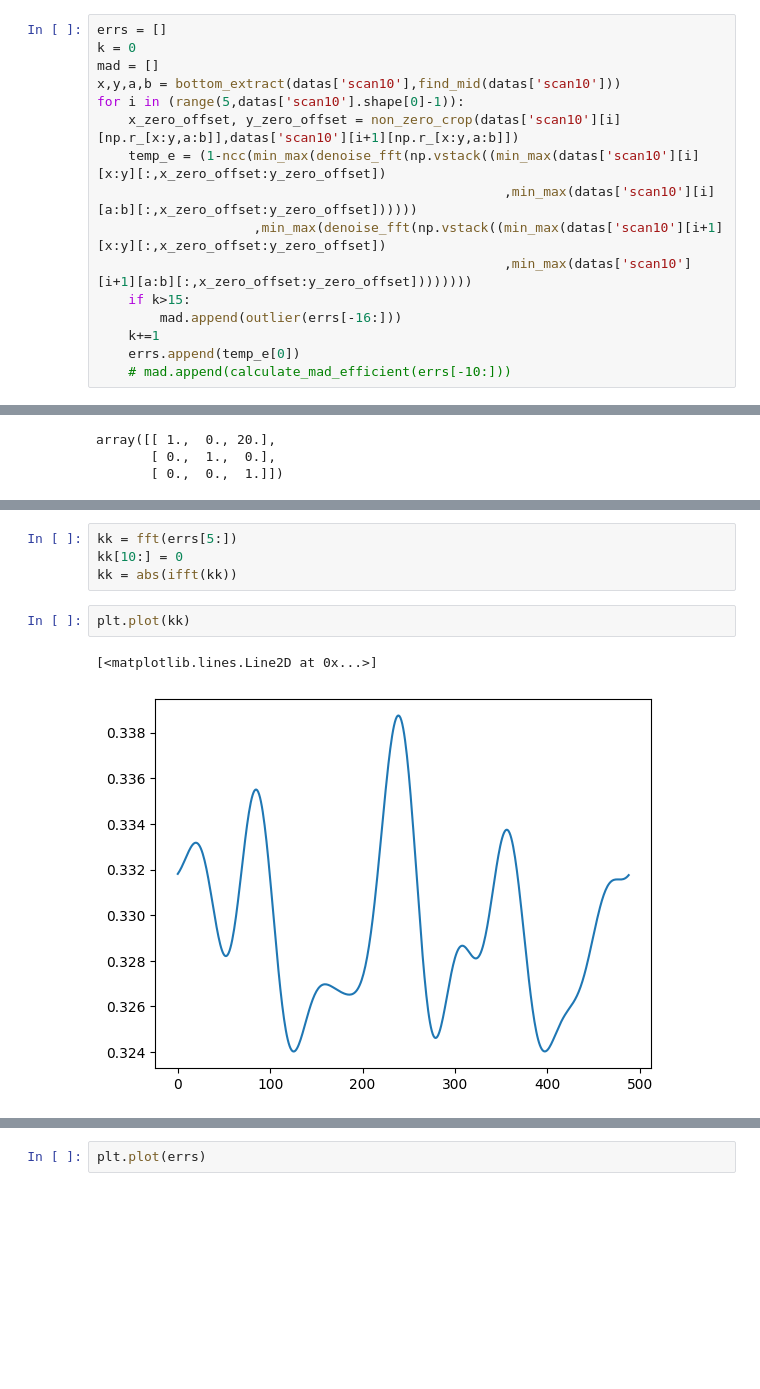
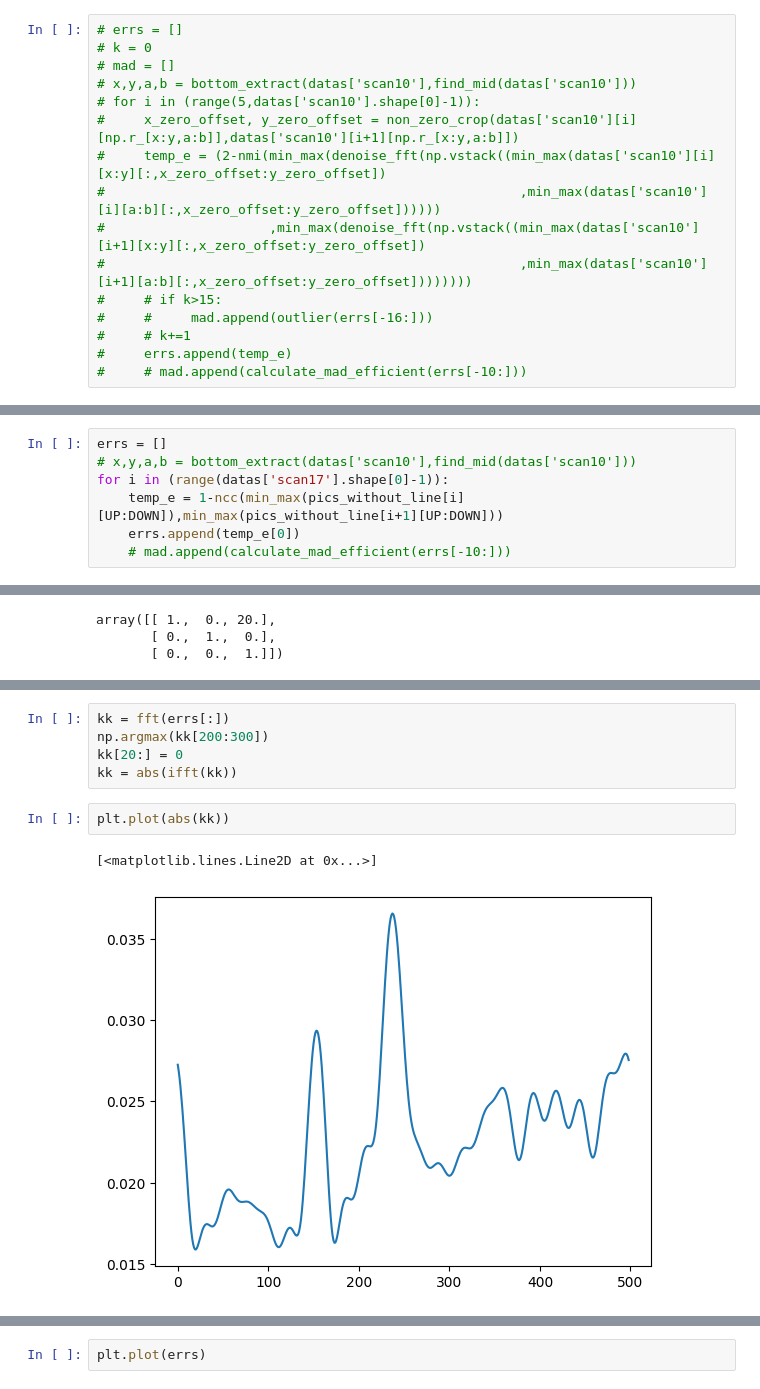
Before and after one commit to AKA2320/OCT_RA, a Jupyter notebook: volume_data/Hadiya_12_10_2024_1.5Dbifocal_timelapse/visualizations.ipynb, the cells around one changed output, grey strips where cells are left out. Cells and saved outputs as stored; diff of their text form; blank space fills up the shorter version.

```diff
--- a/volume_data/Hadiya_12_10_2024_1.5Dbifocal_timelapse/visualizations.ipynb
+++ b/volume_data/Hadiya_12_10_2024_1.5Dbifocal_timelapse/visualizations.ipynb
@@ -200,18 +266,18 @@ def outlier(data):
         return True
     return False
 # %%
-errs = []
-k = 0
-mad = []
-x,y,a,b = bottom_extract(datas['scan10'],find_mid(datas['scan10']))
-for i in (range(5,datas['scan10'].shape[0]-1)):
-    x_zero_offset, y_zero_offset = non_zero_crop(datas['scan10'][i][np.r_[x:y,a:b]],datas['scan10'][i+1][np.r_[x:y,a:b]])
-    temp_e = (1-ncc(min_max(denoise_fft(np.vstack((min_max(datas['scan10'][i][x:y][:,x_zero_offset:y_zero_offset])
-                                                    ,min_max(datas['scan10'][i][a:b][:,x_zero_offset:y_zero_offset])))))
-                    ,min_max(denoise_fft(np.vstack((min_max(datas['scan10'][i+1][x:y][:,x_zero_offset:y_zero_offset])
-                                                    ,min_max(datas['scan10'][i+1][a:b][:,x_zero_offset:y_zero_offset])))))))
-    if k>15:
-        mad.append(outlier(errs[-16:]))
-    k+=1
-    errs.append(temp_e[0])
-    # mad.append(calculate_mad_efficient(errs[-10:]))
+# errs = []
+# k = 0
+# mad = []
+# x,y,a,b = bottom_extract(datas['scan10'],find_mid(datas['scan10']))
+# for i in (range(5,datas['scan10'].shape[0]-1)):
+#     x_zero_offset, y_zero_offset = non_zero_crop(datas['scan10'][i][np.r_[x:y,a:b]],datas['scan10'][i+1][np.r_[x:y,a:b]])
+#     temp_e = (2-nmi(min_max(denoise_fft(np.vstack((min_max(datas['scan10'][i][x:y][:,x_zero_offset:y_zero_offset])
+#                                                     ,min_max(datas['scan10'][i][a:b][:,x_zero_offset:y_zero_offset])))))
+#                     ,min_max(denoise_fft(np.vstack((min_max(datas['scan10'][i+1][x:y][:,x_zero_offset:y_zero_offset])
+#                                                     ,min_max(datas['scan10'][i+1][a:b][:,x_zero_offset:y_zero_offset])))))))
+#     # if k>15:
+#     #     mad.append(outlier(errs[-16:]))
+#     # k+=1
+#     errs.append(temp_e)
+#     # mad.append(calculate_mad_efficient(errs[-10:]))
@@ -218,3 +289,10 @@ for i in (range(5,datas['scan10'].shape[0]-1)):
+# %%
+errs = []
+# x,y,a,b = bottom_extract(datas['scan10'],find_mid(datas['scan10']))
+for i in (range(datas['scan17'].shape[0]-1)):
+    temp_e = 1-ncc(min_max(pics_without_line[i][UP:DOWN]),min_max(pics_without_line[i+1][UP:DOWN]))
+    errs.append(temp_e[0])
+    # mad.append(calculate_mad_efficient(errs[-10:]))
 # %%
 from scipy.signal import find_peaks
 # %%
@@ -245,9 +320,10 @@ plt.plot(errs_smooth[10:-10]**2)
 # %%
-kk = fft(errs[5:])
-kk[10:] = 0
+kk = fft(errs[:])
+np.argmax(kk[200:300])
+kk[20:] = 0
 kk = abs(ifft(kk))
 # %%
-plt.plot(kk)
+plt.plot(abs(kk))
 # %% [output]
 [<matplotlib.lines.Line2D at 0x...>]
-[figure, old version]
+[figure, new version]
```
Also changed, not shown: parts of 14 cells of this notebook.
